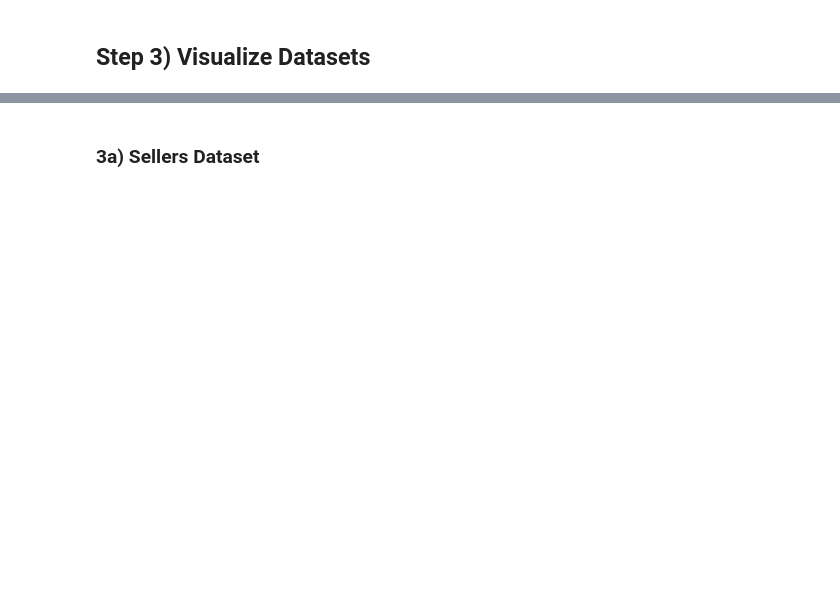
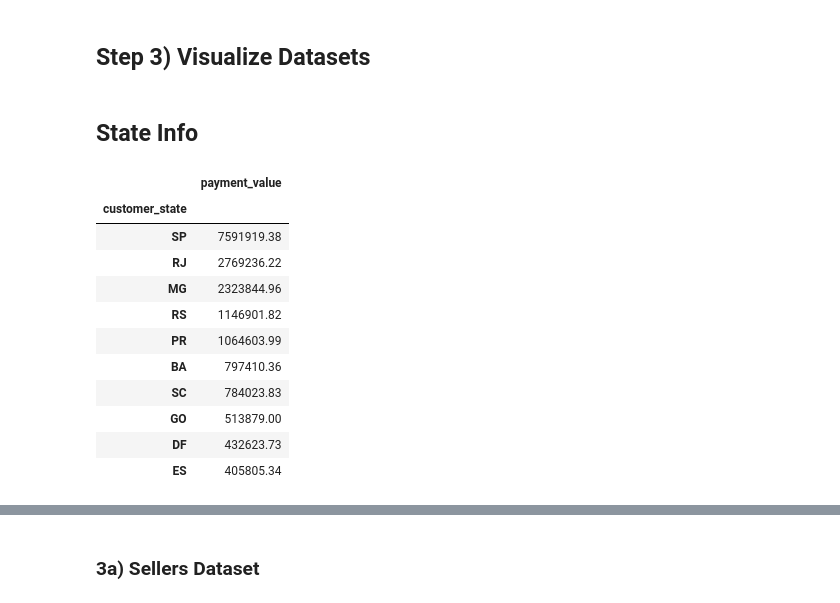
Before and after one commit to RossReisman/Data-Analyst-Portfolio, a Jupyter notebook: Python/brazil/brazil.ipynb, the cells around one changed output, grey strips where cells are left out. Drawn from its saved outputs; the diff is of its cells as text; code cells hidden in the pictures; blank space fills up the shorter version.

```diff
--- a/Python/brazil/brazil.ipynb
+++ b/Python/brazil/brazil.ipynb
@@ -1924,2 +2006,20 @@ SyntaxError: invalid syntax (<ipython-input-162-28df268763c5>, line 1)
 # %% [markdown]
 ## Step 3) Visualize Datasets
+# %% [markdown]
+## State Info
+# %%
+master_df.groupby(['customer_state']).agg({
+    'payment_value':'sum'}).sort_values(by='payment_value',ascending=False).head(10)
+# %% [output]
+|  | payment_value |
+| customer_state |  |
+| SP | 7591919.38 |
+| RJ | 2769236.22 |
+| MG | 2323844.96 |
+| RS | 1146901.82 |
+| PR | 1064603.99 |
+| BA | 797410.36 |
+| SC | 784023.83 |
+| GO | 513879.00 |
+| DF | 432623.73 |
+| ES | 405805.34 |
```
Also changed, not shown: parts of 55 cells of this notebook.
